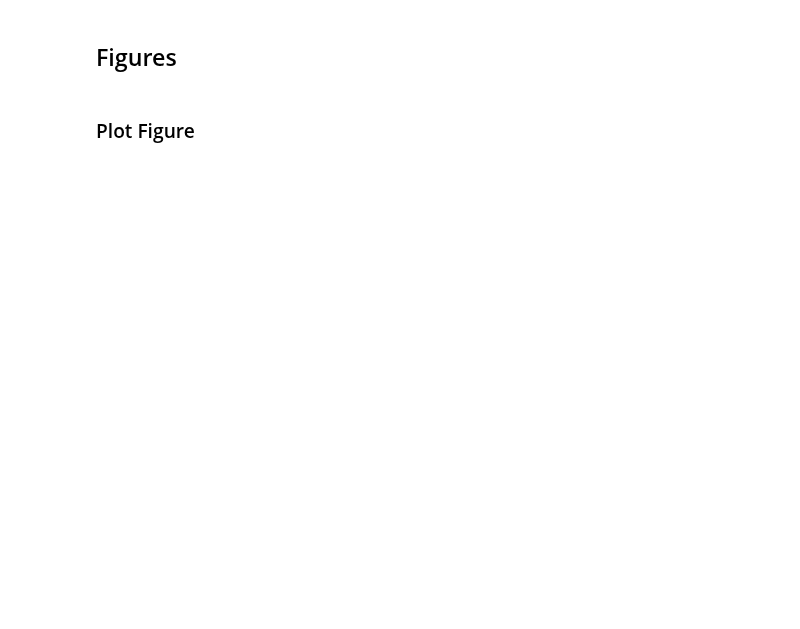
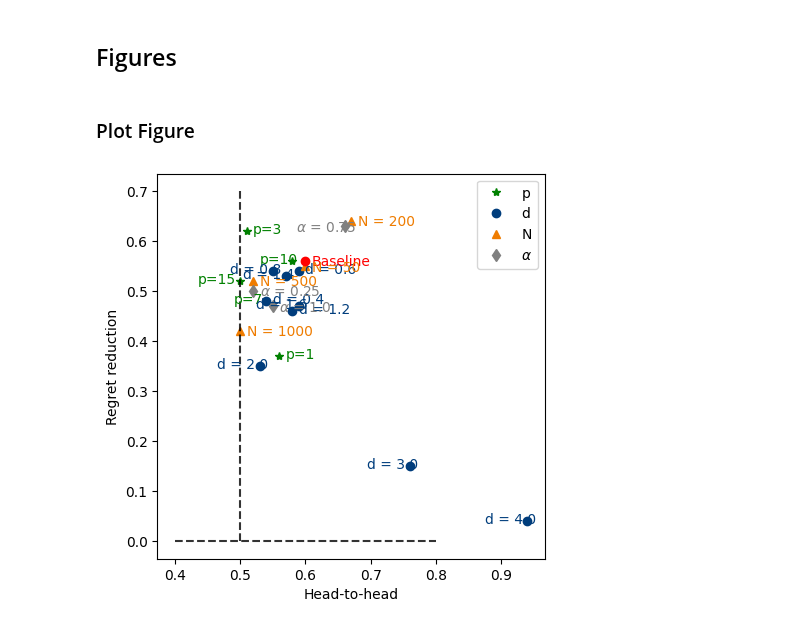
Before and after one commit to xunzhang-sjtu/Decision_Driven_Regularization, a Jupyter notebook: JOC_R1/Shortest_Path_Reproduce/Various_Setting_Reproduce_SPO.ipynb, the cells around one changed output. Cells and saved outputs as stored; diff of their text form; code cells hidden in the pictures; blank space fills up the shorter version.

```diff
--- a/JOC_R1/Shortest_Path_Reproduce/Various_Setting_Reproduce_SPO.ipynb
+++ b/JOC_R1/Shortest_Path_Reproduce/Various_Setting_Reproduce_SPO.ipynb
@@ -265,4 +495,10 @@ for e in e_all:
 # %%
+deg = 1.0 # polynomial degree
+mis = deg # model misspecification
+num_train = 100
+num_feat = 5
+p = num_feat
+e_all = [0.25,0.5,0.75,1.0]
 for e in e_all:
     alpha = e
     if e != 0.5:
@@ -293,7 +618,7 @@ alpha = e
 num_train = 100
 num_feat = 5
 p = num_feat
-deg_all = [0.4,0.6,0.8,1.0,1.2,1.4,1.6,2.0,3.0,4.0,8.0]
+deg_all = [0.4,0.6,0.8,1.0,1.2,1.4,1.6,2.0,3.0,4.0]
 for deg in deg_all:
     mis = deg # model misspecification
     if deg != 1.0:
@@ -315,4 +668,10 @@ for deg in deg_all:
 # %%
+e = 0.5
+alpha = e
+num_train = 100
+num_feat = 5
+p = num_feat
+deg_all = [0.4,0.6,0.8,1.0,1.2,1.4,1.6,2.0,3.0,4.0]
 for deg in deg_all:
     mis = deg # model misspecification
     if deg != 1.0:
@@ -413,3 +803,17 @@ plt.show()
+# %%
+mu = 0.9
+lamb = 0.5
+h2h_N_ante = h2h_N_ante_Dict[mu,lamb]
+regret_N_ante = regret_N_ante_Dict[mu,lamb]
+
+h2h_P_ante = h2h_P_ante_Dict[mu,lamb]
+regret_P_ante = regret_P_ante_Dict[mu,lamb]
+
+h2h_d_ante = h2h_d_ante_Dict[mu,lamb]
+regret_d_ante = regret_d_ante_Dict[mu,lamb]
+
+h2h_e_ante = h2h_e_ante_Dict[mu,lamb]
+regret_e_ante = regret_e_ante_Dict[mu,lamb]
 # %%
 import matplotlib.pyplot as plt
 fig = plt.figure(figsize = (5, 5))
@@ -430,6 +834,7 @@ plt.plot(h2h_d_ante[5], regret_d_ante[5], color='#003D7C', marker = "o", linesty
 plt.plot(h2h_d_ante[6], regret_d_ante[6], color='#003D7C', marker = "o", linestyle = 'None')
 plt.plot(h2h_d_ante[7], regret_d_ante[7], color='#003D7C', marker = "o", linestyle = 'None')
 plt.plot(h2h_d_ante[8], regret_d_ante[8], color='#003D7C', marker = "o", linestyle = 'None')
+plt.plot(h2h_d_ante[9], regret_d_ante[9], color='#003D7C', marker = "o", linestyle = 'None')
 
 
 plt.text(h2h_d_ante[0] + 0.01, regret_d_ante[0] - 0.005, 'd = '+str(deg_all[0]), color='#003D7C')
@@ -441,6 +846,7 @@ plt.text(h2h_d_ante[5] - 0.065, regret_d_ante[5] - 0.005, 'd = '+str(deg_all[5])
 plt.text(h2h_d_ante[6] - 0.065, regret_d_ante[6] - 0.005, 'd = '+str(deg_all[6]), color='#003D7C')
 plt.text(h2h_d_ante[7] - 0.065, regret_d_ante[7] - 0.005, 'd = '+str(deg_all[7]), color='#003D7C')
 plt.text(h2h_d_ante[8] - 0.065, regret_d_ante[8] - 0.005, 'd = '+str(deg_all[8]), color='#003D7C')
+plt.text(h2h_d_ante[9] - 0.065, regret_d_ante[9] - 0.005, 'd = '+str(deg_all[9]), color='#003D7C')
 
 
 plt.plot(h2h_N_ante[0], regret_N_ante[0], color='#EF7C00', marker = "^", label = 'N',linestyle = 'None')
@@ -451,30 +857,32 @@ plt.plot(h2h_N_ante[3], regret_N_ante[3], color='#EF7C00', marker = "^",linestyl
 plt.plot(h2h_N_ante[4], regret_N_ante[4], color='#EF7C00', marker = "^",linestyle = 'None')
 plt.text(h2h_N_ante[0] + 0.01, regret_N_ante[0] - 0.01, 'N = 50', color='#EF7C00')
 # plt.text(h2h_N[1] + 0.005, mci_N[1] - 0.003, 'N = 100', color='#EF7C00')
 plt.text(h2h_N_ante[2] + 0.01, regret_N_ante[2] - 0.01, 'N = 200', color='#EF7C00')
 plt.text(h2h_N_ante[3] + 0.01, regret_N_ante[3] - 0.01, 'N = 500', color='#EF7C00')
 plt.text(h2h_N_ante[4] + 0.01, regret_N_ante[4] - 0.01, 'N = 1000', color='#EF7C00')
 
 
 plt.plot(h2h_e_ante[0], regret_e_ante[0], color='grey', marker = "d", label = r'$\alpha$',linestyle = 'None')
 # plt.plot(h2h_alpha[1], mci_alpha[1], color='grey', marker = "d",linestyle = 'None')
 plt.plot(h2h_e_ante[2], regret_e_ante[2], color='grey', marker = "d",linestyle = 'None')
 plt.plot(h2h_e_ante[3], regret_e_ante[3], color='grey', marker = "d",linestyle = 'None')
 plt.text(h2h_e_ante[0] + 0.01, regret_e_ante[0] - 0.01, r'$\alpha$ = 0.25', color='grey')
 # plt.text(h2h_alpha[1] + 0.005, mci_alpha[1] - 0.005, r'$\alpha$ = 1', color='grey')
 plt.text(h2h_e_ante[2] - 0.075, regret_e_ante[2] - 0.01, r'$\alpha$ = 0.75', color='grey')
 plt.text(h2h_e_ante[3] + 0.01, regret_e_ante[3] - 0.01, r'$\alpha$ = 1.0', color='grey')
 
 plt.vlines(0.5, 0.0, 0.7, linestyle="dashed", alpha = 0.8,color = 'k')
 plt.hlines(0.0, 0.4, 0.8, linestyle="dashed", alpha = 0.8,color = 'k')
 plt.legend()
 
 plt.xlabel('Head-to-head')
 plt.ylabel('Regret reduction')
 
 plt.plot(h2h_N_ante[1], regret_N_ante[1], color='red', marker = "o", linestyle = 'None')
 # plt.annotate('Ridge vs. DDR', xy = (0.25,0.9), xycoords = 'axes fraction', bbox=dict(boxstyle="round", fc="w"), size = 10)
 
 # fig.savefig(DataPath_parent+'DDR_vs_OLS_DPSN.eps', format='eps', bbox_inches="tight")
 fig.savefig(Result_dir +f'DDR_vs_OLS_diff_settings_ante_mu={mu}_lamb={lamb}.pdf', format='pdf', bbox_inches="tight")
 plt.show()
+# %% [output]
+[figure, added]
```
Also changed, not shown: parts of 33 cells of this notebook, 5 other files.
